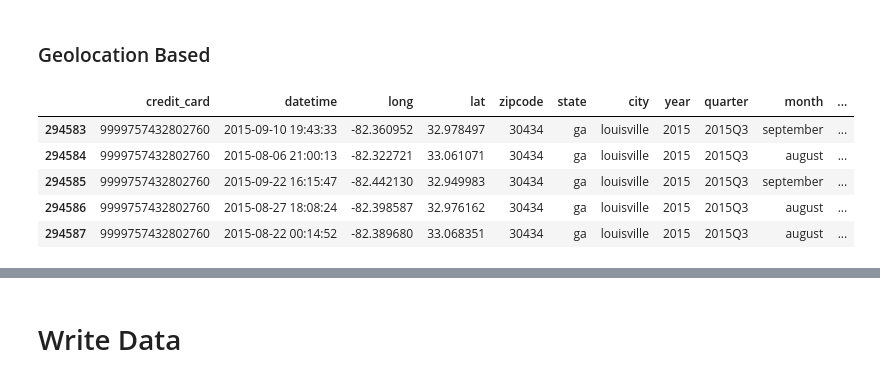
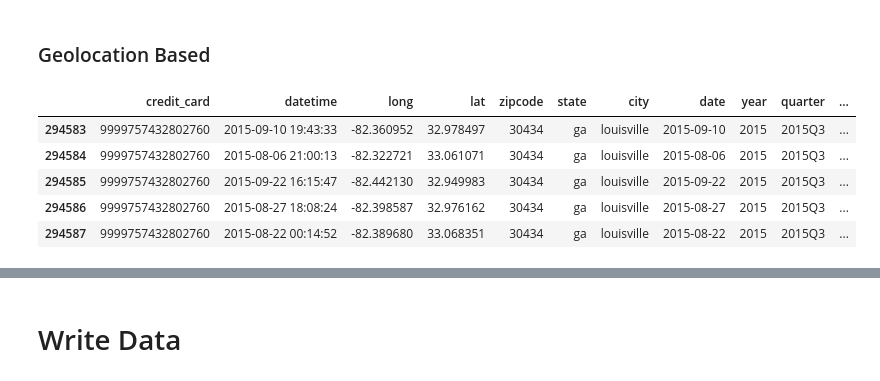
Before and after one commit to Pra5etya/Credit-Card-Fraud-Transactions, a Jupyter notebook: etl/data_preparation.ipynb, the cells around one changed output, grey strips where cells are left out. Cells and saved outputs as stored; diff of their text form; code cells hidden in the pictures.

```diff
--- a/etl/data_preparation.ipynb
+++ b/etl/data_preparation.ipynb
@@ -387,12 +416,14 @@ re_col = [
     'zipcode',
     'state',
     'city',
+    'date',
     'year',
     'quarter',
     'month',
     'season',
     'week_cat',
     'day',
+    'time',
     'credit_card_limit',
     'limit_cat',
     'transaction_dollar_amount'
@@ -440,9 +480,3 @@ suspicious_transactions = cc_df.query('transaction_count > 1')
 print(f'Total suspicious rows: {len(suspicious_transactions)}')
 # %% [output]
 Total suspicious rows: 34
-# %%
-# based on transactions durations
-cc_df['time_diff_per_seconds'] = cc_df.groupby('credit_card')['datetime'].diff().dt.total_seconds()
-cc_df['time_diff_per_seconds'] = cc_df['time_diff_per_seconds'].fillna(0)
-
-cc_df.tail()
@@ -455,0 +494,10 @@ cc_df.tail()
+# %%
+#
+cc_df['prev_time'] = cc_df.groupby('credit_card')['datetime'].shift(1)
+cc_df['prev_time'] = cc_df['prev_time'].fillna(cc_df["datetime"])
+
+#
+cc_df["time_diff_hour"] = abs(round(((cc_df["datetime"] - cc_df["prev_time"]).dt.total_seconds()) / 3600, 2))
+cc_df["time_diff_hour"] = cc_df["time_diff_hour"].fillna(0)
+
+cc_df.head()
@@ -475,17 +530,18 @@ cc_df['prev_long'] = cc_df['prev_long'].fillna(0)
 #
 cc_df['prev_lat'] = cc_df.groupby('credit_card')['lat'].shift(1)
 cc_df['prev_lat'] = cc_df['prev_lat'].fillna(0)
+# %%
+#
+cc_df['distance_km'] = cc_df.apply(calculate_distance, axis = 1)
+cc_df['distance_km'] = cc_df['distance_km'].fillna(0)
 # %%
 #
-cc_df['distance'] = cc_df.apply(calculate_distance, axis = 1)
-cc_df['distance'] = cc_df['distance'].fillna(0)
-
-cc_df['geo_cat'] = np.where((cc_df['distance'] > 500) & (cc_df['time_diff_per_seconds'] < 3600), 'anomaly', 'normal')
+cc_df['geo_cat'] = np.where((cc_df['distance_km'] > 500) | (cc_df["time_diff_hour"] < 1), 'anomaly', 'normal')
 cc_df.tail()
 # %% [output]
-|  | credit_card | datetime | long | lat | zipcode | state | city | year | quarter | month | ... |
-| 294583 | 9999757432802760 | 2015-09-10 19:43:33 | -82.360952 | 32.978497 | 30434 | ga | louisville | 2015 | 2015Q3 | september | ... |
-| 294584 | 9999757432802760 | 2015-08-06 21:00:13 | -82.322721 | 33.061071 | 30434 | ga | louisville | 2015 | 2015Q3 | august | ... |
-| 294585 | 9999757432802760 | 2015-09-22 16:15:47 | -82.442130 | 32.949983 | 30434 | ga | louisville | 2015 | 2015Q3 | september | ... |
-| 294586 | 9999757432802760 | 2015-08-27 18:08:24 | -82.398587 | 32.976162 | 30434 | ga | louisville | 2015 | 2015Q3 | august | ... |
-| 294587 | 9999757432802760 | 2015-08-22 00:14:52 | -82.389680 | 33.068351 | 30434 | ga | louisville | 2015 | 2015Q3 | august | ... |
+|  | credit_card | datetime | long | lat | zipcode | state | city | date | year | quarter | ... |
+| 294583 | 9999757432802760 | 2015-09-10 19:43:33 | -82.360952 | 32.978497 | 30434 | ga | louisville | 2015-09-10 | 2015 | 2015Q3 | ... |
+| 294584 | 9999757432802760 | 2015-08-06 21:00:13 | -82.322721 | 33.061071 | 30434 | ga | louisville | 2015-08-06 | 2015 | 2015Q3 | ... |
+| 294585 | 9999757432802760 | 2015-09-22 16:15:47 | -82.442130 | 32.949983 | 30434 | ga | louisville | 2015-09-22 | 2015 | 2015Q3 | ... |
+| 294586 | 9999757432802760 | 2015-08-27 18:08:24 | -82.398587 | 32.976162 | 30434 | ga | louisville | 2015-08-27 | 2015 | 2015Q3 | ... |
+| 294587 | 9999757432802760 | 2015-08-22 00:14:52 | -82.389680 | 33.068351 | 30434 | ga | louisville | 2015-08-22 | 2015 | 2015Q3 | ... |
```
Also changed, not shown: parts of 25 cells of this notebook, 3 other files.
